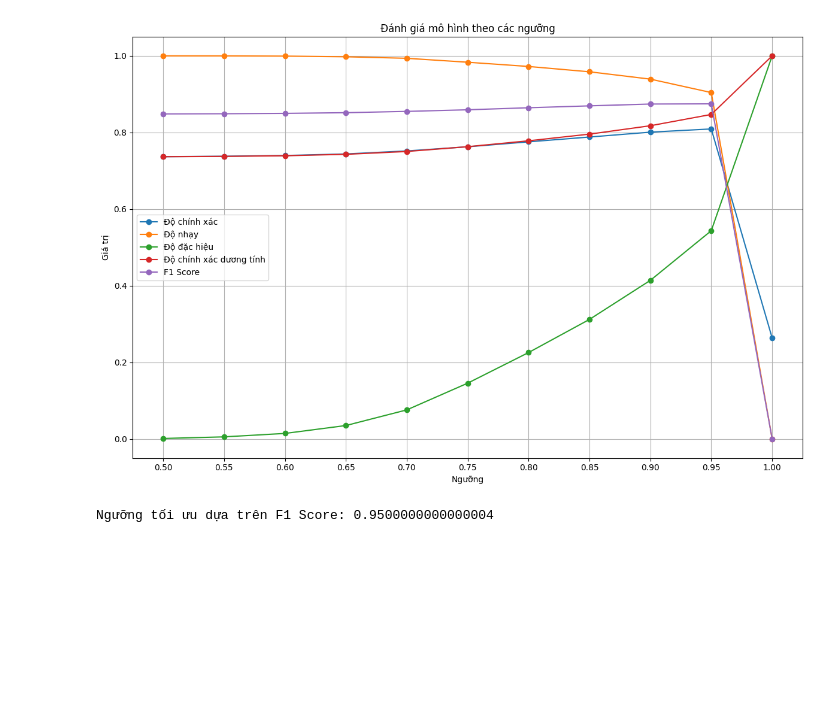
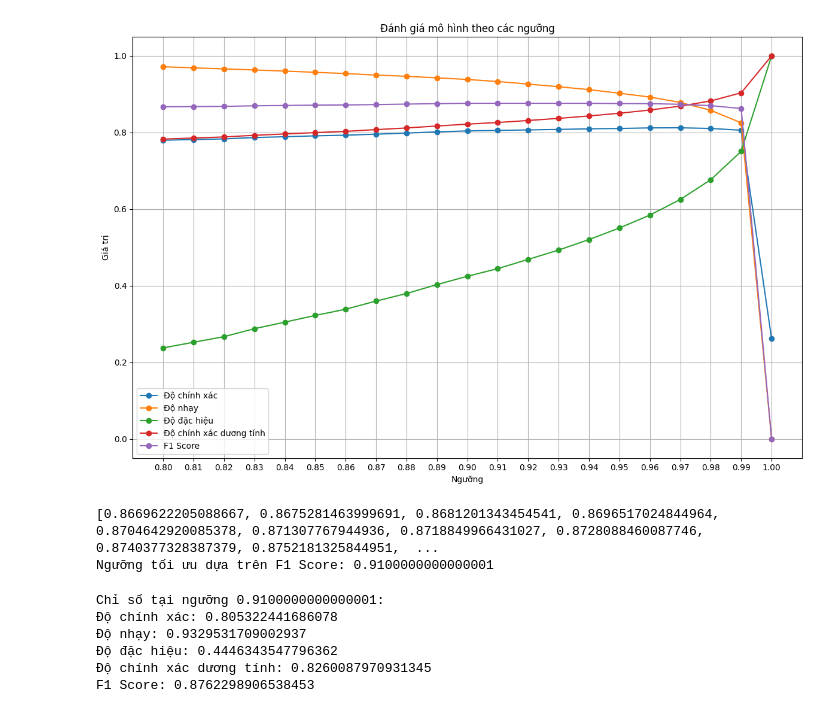
Before and after one commit to Rangdog/Th-c-t-p-t-t-nghi-p, a Jupyter notebook: danhgiamohinh1.ipynb, the cells around one changed output. Cells and saved outputs as stored; diff of their text form; code cells hidden in the pictures; blank space fills up the shorter version.

```diff
--- a/danhgiamohinh1.ipynb
+++ b/danhgiamohinh1.ipynb
@@ -179,7 +179,7 @@ else:
     plt.title('Đánh giá mô hình theo các ngưỡng')
     plt.legend()
     plt.grid()
-    plt.xticks(np.arange(0.9, 1.05, 0.01))
+    plt.xticks(np.arange(0.9, 1.01, 0.01))
     plt.tight_layout()  # Đảm bảo không có chồng chéo giữa các biểu đồ
     plt.show()
 # %% [output]
@@ -204,24 +204,29 @@ KeyboardInterrupt:
 # %%
+def find_effective_thresholds(similarities, best_labels, actual_labels):
+    thresholds = np.arange(0.8, 1.01, 0.01)  # Ngưỡng từ 0.5 đến 1 với bước nhảy 0.05
+    metrics = calculate_metrics(similarities, best_labels, actual_labels, thresholds)
+
+    return metrics
 metrics = find_effective_thresholds(similarities, best_labels, actual_labels)
 
 # Vẽ biểu đồ cho các chỉ số
 plt.figure(figsize=(12, 8))
 plt.plot(metrics["threshold"], metrics["accuracy"], label='Độ chính xác', marker='o')
 plt.plot(metrics["threshold"], metrics["sensitivity"], label='Độ nhạy', marker='o')
 plt.plot(metrics["threshold"], metrics["specificity"], label='Độ đặc hiệu', marker='o')
 plt.plot(metrics["threshold"], metrics["precision"], label='Độ chính xác dương tính', marker='o')
 plt.plot(metrics["threshold"], metrics["f1_score"], label='F1 Score', marker='o')
 
 plt.xlabel('Ngưỡng')
 plt.ylabel('Giá trị')
 plt.title('Đánh giá mô hình theo các ngưỡng')
 plt.legend()
 plt.grid()
-plt.xticks(np.arange(0.5, 1.05, 0.05))
+plt.xticks(np.arange(0.8, 1.01, 0.01))
 plt.tight_layout()  # Đảm bảo không có chồng chéo giữa các biểu đồ
 plt.show()
 # %% [output]
-[figure, old version]
+[figure, new version]
 # %%
 # Tìm ngưỡng tối ưu cho các mô hình phân loại là một phần quan trọng trong việc cải thiện hiệu suất của mô hình. Ngưỡng tối ưu giúp bạn cân bằng giữa các chỉ số như độ chính xác, độ nhạy và độ đặc hiệu. Dưới đây là một số phương pháp và công thức phổ biến để tìm ngưỡng tối ưu:
 
@@ -234,6 +239,24 @@ plt.show()
 # Chọn ngưỡng mà tại đó F1 Score đạt giá trị cao nhất.
 
 best_threshold = metrics["threshold"][np.argmax(metrics["f1_score"])]
+print( metrics["f1_score"])
 print(f"Ngưỡng tối ưu dựa trên F1 Score: {best_threshold}")
 # %% [output]
-Ngưỡng tối ưu dựa trên F1 Score: 0.9500000000000004
+[0.8669622205088667, 0.8675281463999691, 0.8681201343454541, 0.8696517024844964, 0.8704642920085378, 0.871307767944936, 0.8718849966431027, 0.8728088460087746, 0.8740377328387379, 0.8752181325844951,  ...
+Ngưỡng tối ưu dựa trên F1 Score: 0.9100000000000001
+# %%
+i = 11
+a = metrics["threshold"][i]
+print(f"Chỉ số tại ngưỡng {a}:")
+print(f"Độ chính xác: {metrics['accuracy'][i]}")
+print(f"Độ nhạy: {metrics['sensitivity'][i]}")
+print(f"Độ đặc hiệu: {metrics['specificity'][i]}")
+print(f"Độ chính xác dương tính: {metrics['precision'][i]}")
+print(f"F1 Score: {metrics['f1_score'][i]}")
+# %% [output]
+Chỉ số tại ngưỡng 0.9100000000000001:
+Độ chính xác: 0.805322441686078
+Độ nhạy: 0.9329531709002937
+Độ đặc hiệu: 0.4446343547796362
+Độ chính xác dương tính: 0.8260087970931345
+F1 Score: 0.8762298906538453
```
Also changed, not shown: parts of 2 cells of this notebook, 1 other file.
